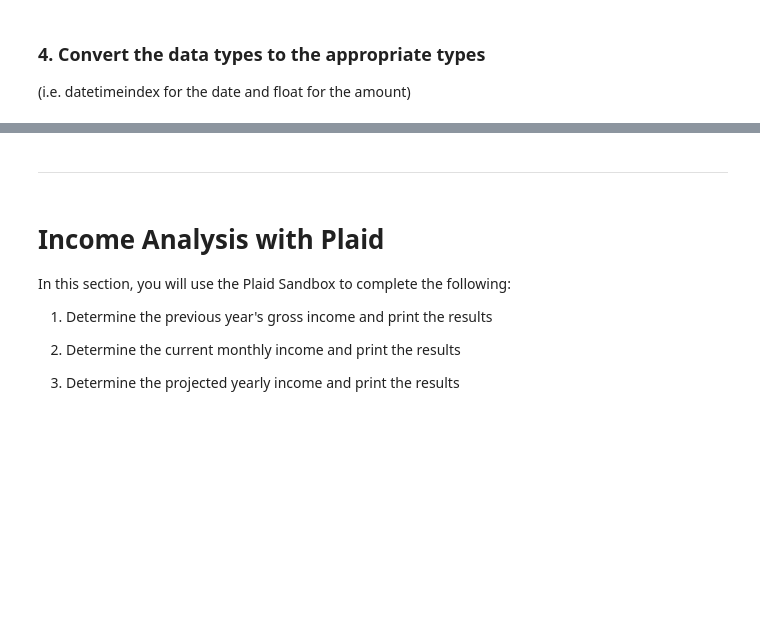
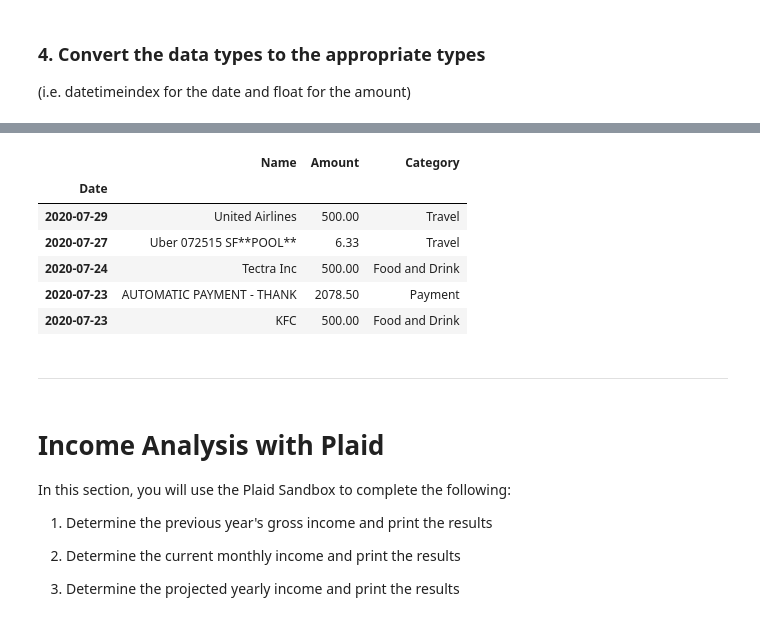
Before and after one commit to andrewjrubi/API-HW-Rubi, a Jupyter notebook: account_summary.ipynb, the cells around one changed output, grey strips where cells are left out. Drawn from its saved outputs; the diff is of its cells as text; code cells hidden in the pictures; blank space fills up the shorter version.

```diff
--- a/account_summary.ipynb
+++ b/account_summary.ipynb
@@ -246,7 +249,17 @@ NameError: name 'transactions_df_2' is not defined
 # %%
 # Set the date column as index
+transactions_data_df.set_index('Date',inplace=True)
 
 # Display sample data
+transactions_data_df.head(5)
+# %% [output]
+|  | Name | Amount | Category |
+| Date |  |  |  |
+| 2020-07-29 | United Airlines | 500.00 | Travel |
+| 2020-07-27 | Uber 072515 SF**POOL** | 6.33 | Travel |
+| 2020-07-24 | Tectra Inc | 500.00 | Food and Drink |
+| 2020-07-23 | AUTOMATIC PAYMENT - THANK | 2078.50 | Payment |
+| 2020-07-23 | KFC | 500.00 | Food and Drink |
 # %% [markdown]
 ---
 # %% [markdown]
```
Also changed, not shown: parts of 15 cells of this notebook.
